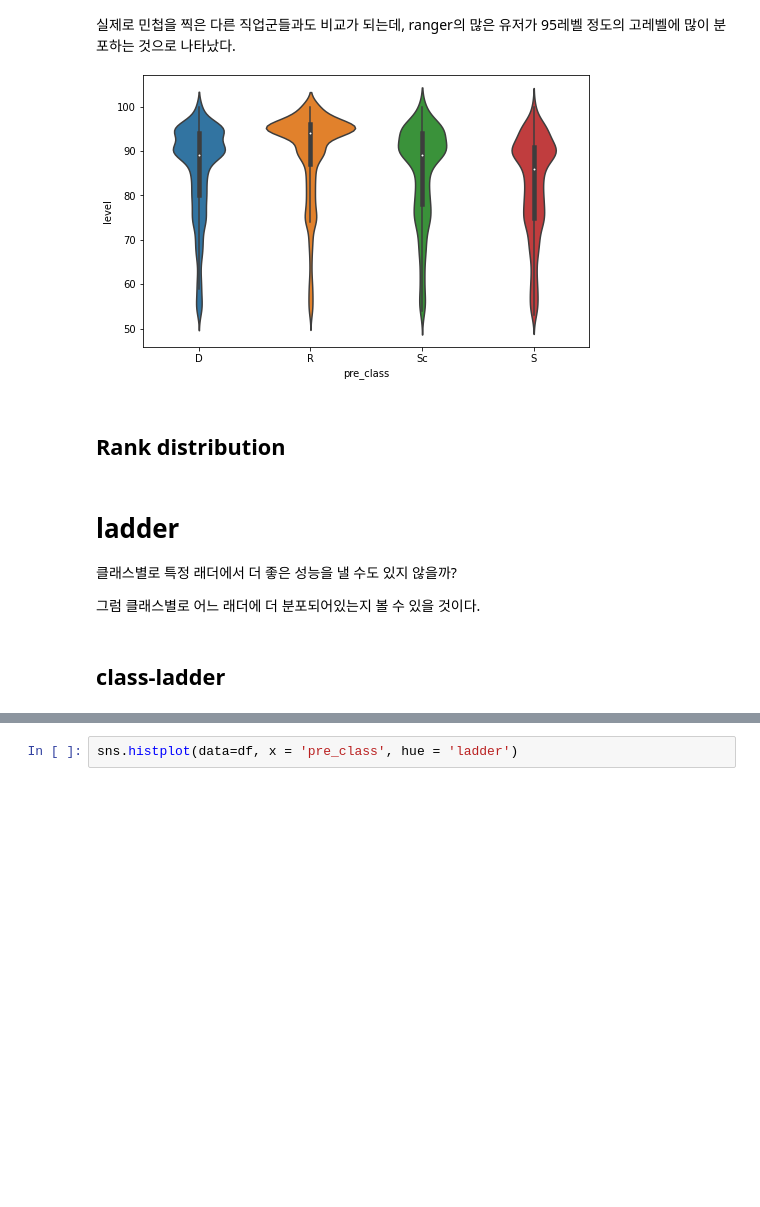
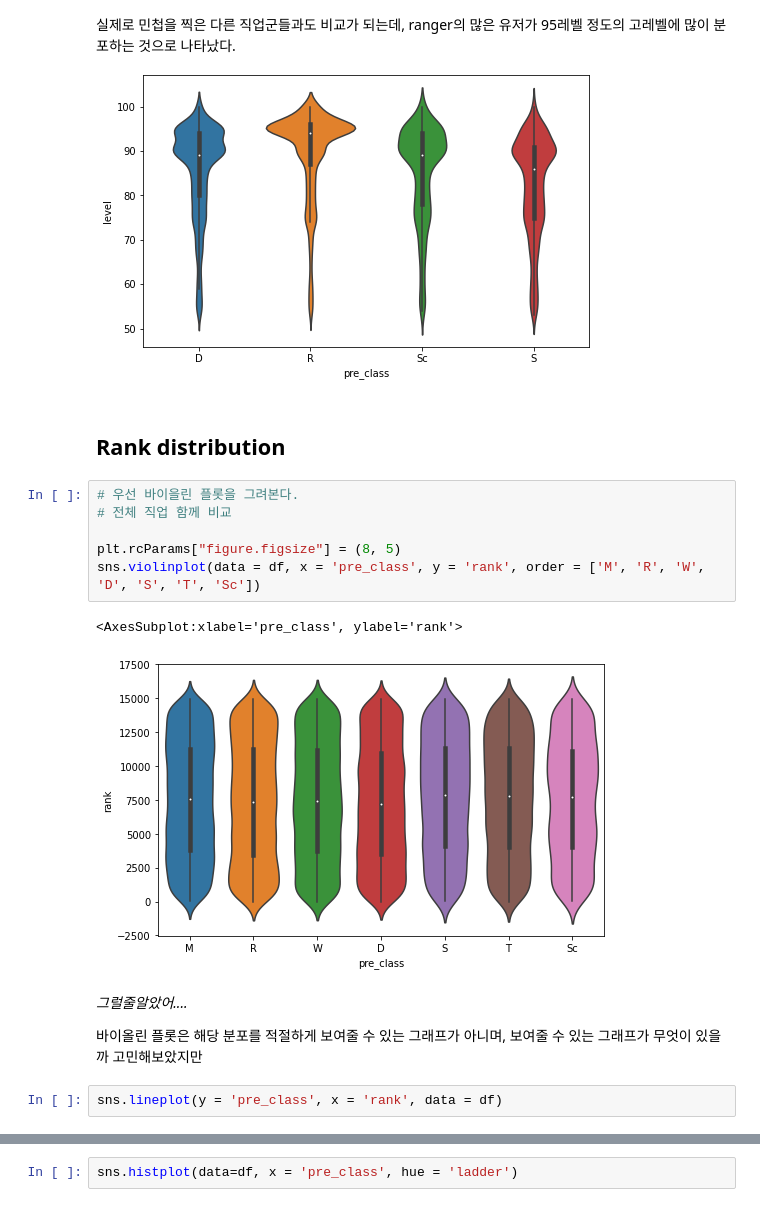
Before and after one commit to Angela-Park-JE/TIL_ver1, a Jupyter notebook: ToyPJT-POE_user/poe_stats_4_EDA_byclass.ipynb, the cells around one changed output, grey strips where cells are left out. Saved outputs shown, nothing was run; the diff lists cells and outputs as text; blank space fills up the shorter version.

```diff
--- a/ToyPJT-POE_user/poe_stats_4_EDA_byclass.ipynb
+++ b/ToyPJT-POE_user/poe_stats_4_EDA_byclass.ipynb
@@ -499,13 +499,20 @@ sns.violinplot(data = df[df['stat_Int'] == 1], x = 'pre_class', y = 'level')
 실제로 민첩을 찍은 다른 직업군들과도 비교가 되는데, ranger의 많은 유저가 95레벨 정도의 고레벨에 많이 분포하는 것으로 나타났다.
 
 ![image-3.png](attachment:image-3.png)
-# %% [markdown]
-## Rank distribution
-# %% [markdown]
-# ladder
-
-클래스별로 특정 래더에서 더 좋은 성능을 낼 수도 있지 않을까?
-
-그럼 클래스별로 어느 래더에 더 분포되어있는지 볼 수 있을 것이다.
-# %% [markdown]
-## class-ladder
+# %% [markdown]
+## Rank distribution
+# %%
+# 우선 바이을린 플롯을 그려본다.
+# 전체 직업 함께 비교
+
+plt.rcParams["figure.figsize"] = (8, 5)
+sns.violinplot(data = df, x = 'pre_class', y = 'rank', order = ['M', 'R', 'W', 'D', 'S', 'T', 'Sc'])
+# %% [output]
+<AxesSubplot:xlabel='pre_class', ylabel='rank'>
+[figure, added]
+# %% [markdown]
+*그럴줄알았어....*
+
+바이올린 플롯은 해당 분포를 적절하게 보여줄 수 있는 그래프가 아니며, 보여줄 수 있는 그래프가 무엇이 있을까 고민해보았지만
+# %%
+sns.lineplot(y = 'pre_class', x = 'rank', data = df)
```
Also changed, not shown: parts of 73 cells of this notebook.
